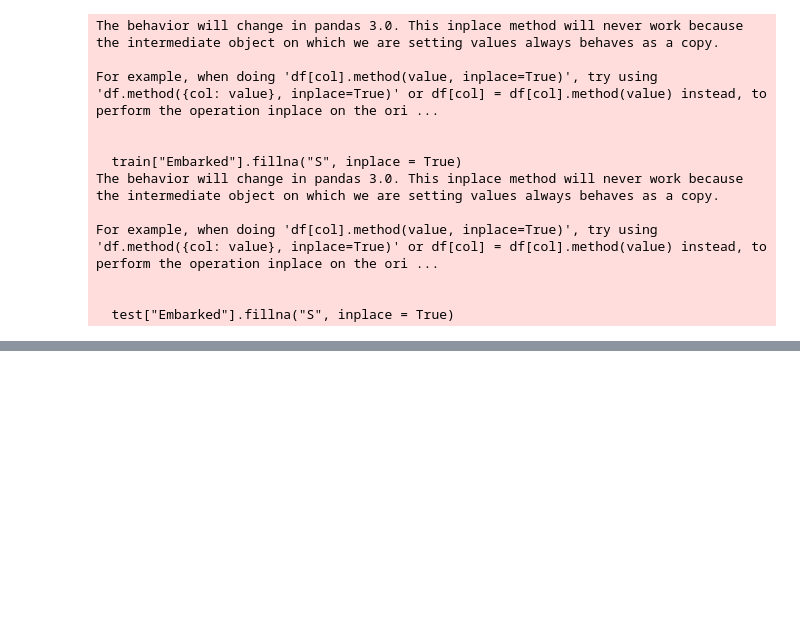
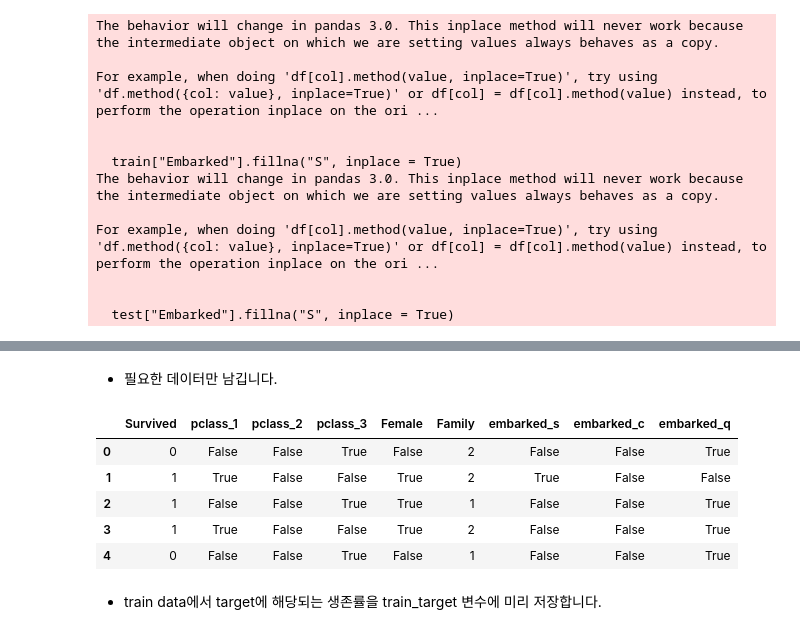
Before and after one commit to neton00/ml-assignment, a Jupyter notebook: titanic-data.ipynb, the cells around one changed output, grey strips where cells are left out. Drawn from its saved outputs; the diff is of its cells as text; code cells hidden in the pictures; blank space fills up the shorter version.

```diff
--- a/titanic-data.ipynb
+++ b/titanic-data.ipynb
@@ -303,3 +306,19 @@ train.head()
 | 2 | 3 | 1 | Heikkinen, Miss. Laina | 0 | 0 | STON/O2. 3101282 | False | False | True | True | ... |
 | 3 | 4 | 1 | Futrelle, Mrs. Jacques Heath (Lil... | 1 | 0 | 113803 | True | False | False | True | ... |
 | 4 | 5 | 0 | Allen, Mr. William Henry | 0 | 0 | 373450 | False | False | True | False | ... |
+# %% [markdown]
+- 필요한 데이터만 남깁니다.
+# %%
+train.drop(["PassengerId", "Name", "SibSp", "Parch", "Ticket", "Male"], axis = 1, inplace = True)
+test.drop(["PassengerId", "Name", "SibSp", "Parch", "Ticket", "Male"], axis = 1, inplace = True)
+# %%
+train.head()
+# %% [output]
+|  | Survived | pclass_1 | pclass_2 | pclass_3 | Female | Family | embarked_s | embarked_c | embarked_q |
+| 0 | 0 | False | False | True | False | 2 | False | False | True |
+| 1 | 1 | True | False | False | True | 2 | True | False | False |
+| 2 | 1 | False | False | True | True | 1 | False | False | True |
+| 3 | 1 | True | False | False | True | 2 | False | False | True |
+| 4 | 0 | False | False | True | False | 1 | False | False | True |
+# %% [markdown]
+- train data에서 target에 해당되는 생존률을 train_target 변수에 미리 저장합니다.
```
Also changed, not shown: parts of 6 cells of this notebook, 2 other files.
